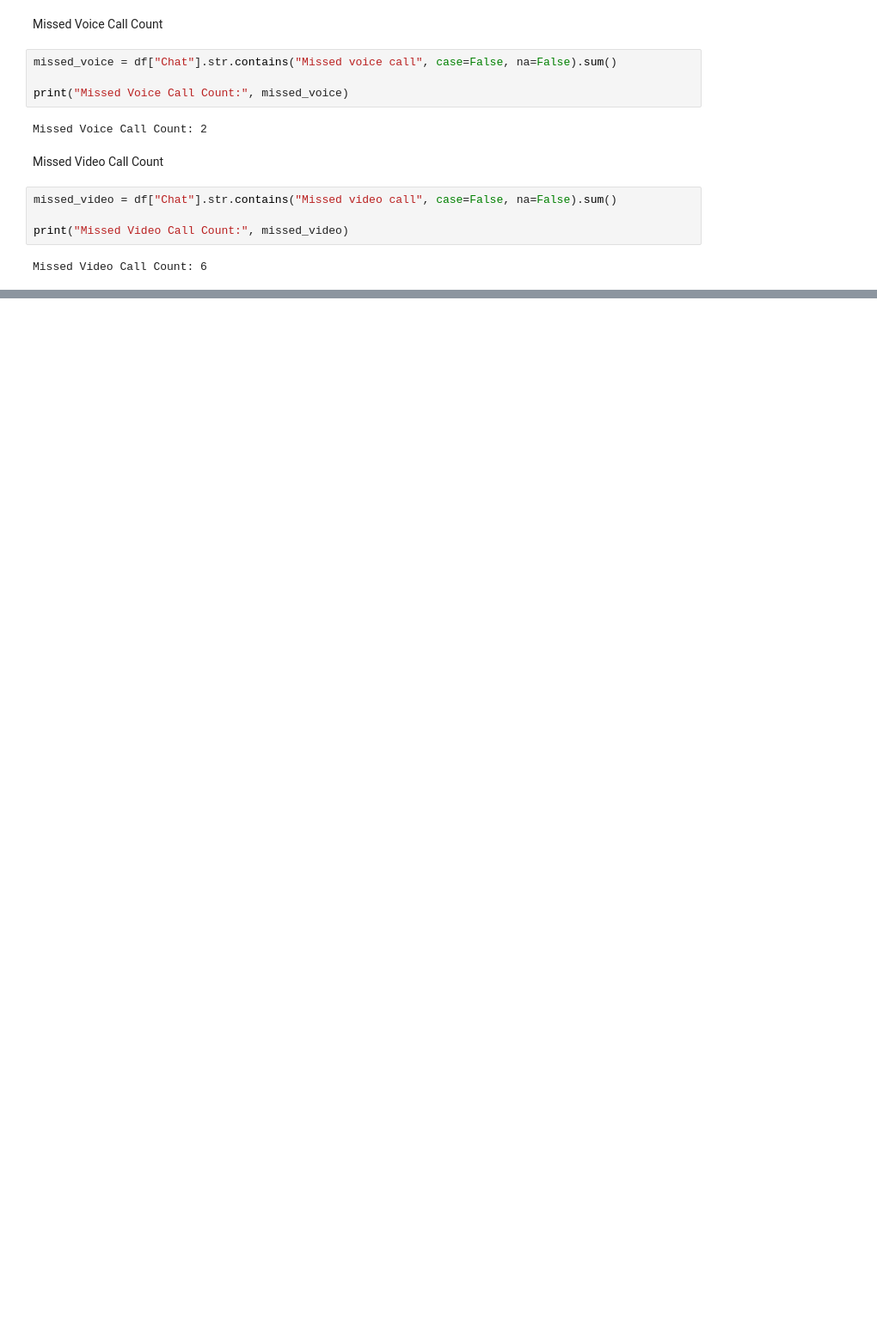
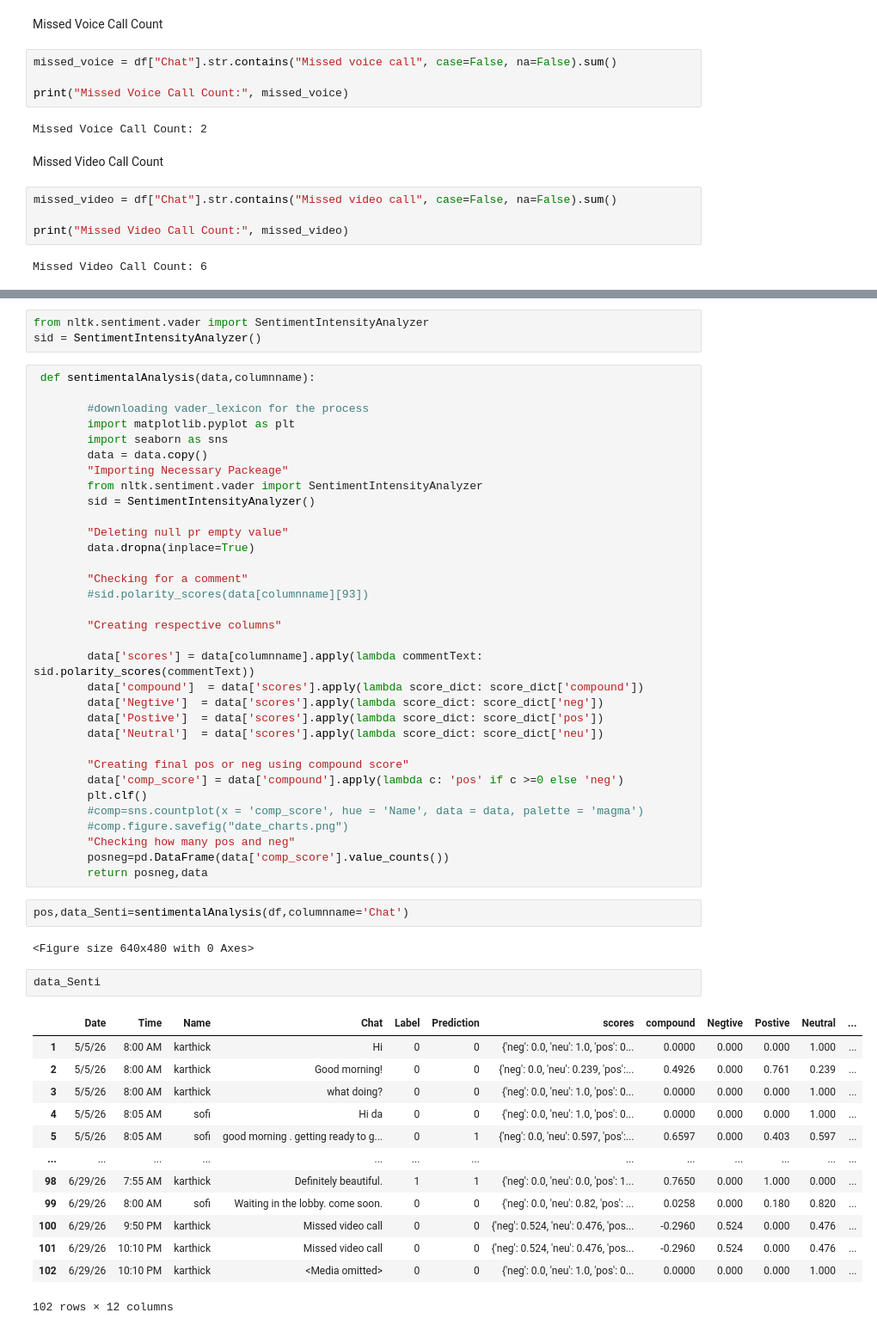
Before and after one commit to jeni0112/Natural-Language-Processing, a Jupyter notebook: Assgn_Flirt_Prediction.ipynb, the cells around one changed output, grey strips where cells are left out. Shown at 86% size. Drawn from its saved outputs; the diff is of its cells as text; blank space fills up the shorter version.

```diff
--- a/Assgn_Flirt_Prediction.ipynb
+++ b/Assgn_Flirt_Prediction.ipynb
@@ -399,0 +402,56 @@ Missed Video Call Count: 6
+# %%
+from nltk.sentiment.vader import SentimentIntensityAnalyzer
+sid = SentimentIntensityAnalyzer()
+# %%
+ def sentimentalAnalysis(data,columnname):
+
+        #downloading vader_lexicon for the process
+        import matplotlib.pyplot as plt
+        import seaborn as sns
+        data = data.copy()
+        "Importing Necessary Packeage"
+        from nltk.sentiment.vader import SentimentIntensityAnalyzer
+        sid = SentimentIntensityAnalyzer()
+
+        "Deleting null pr empty value"
+        data.dropna(inplace=True)
+
+        "Checking for a comment"
+        #sid.polarity_scores(data[columnname][93])
+
+        "Creating respective columns"
+
+        data['scores'] = data[columnname].apply(lambda commentText: sid.polarity_scores(commentText))
+        data['compound']  = data['scores'].apply(lambda score_dict: score_dict['compound'])
+        data['Negtive']  = data['scores'].apply(lambda score_dict: score_dict['neg'])
+        data['Postive']  = data['scores'].apply(lambda score_dict: score_dict['pos'])
+        data['Neutral']  = data['scores'].apply(lambda score_dict: score_dict['neu'])
+
+        "Creating final pos or neg using compound score"
+        data['comp_score'] = data['compound'].apply(lambda c: 'pos' if c >=0 else 'neg')
+        plt.clf()
+        #comp=sns.countplot(x = 'comp_score', hue = 'Name', data = data, palette = 'magma')
+        #comp.figure.savefig("date_charts.png")
+        "Checking how many pos and neg"
+        posneg=pd.DataFrame(data['comp_score'].value_counts())
+        return posneg,data
+# %%
+pos,data_Senti=sentimentalAnalysis(df,columnname='Chat')
+# %% [output]
+<Figure size 640x480 with 0 Axes>
+# %%
+data_Senti
+# %% [output]
+|  | Date | Time | Name | Chat | Label | Prediction | scores | compound | Negtive | Postive | Neutral | ... |
+| 1 | 5/5/26 | 8:00 AM | karthick | Hi | 0 | 0 | {'neg': 0.0, 'neu': 1.0, 'pos': 0... | 0.0000 | 0.000 | 0.000 | 1.000 | ... |
+| 2 | 5/5/26 | 8:00 AM | karthick | Good morning! | 0 | 0 | {'neg': 0.0, 'neu': 0.239, 'pos':... | 0.4926 | 0.000 | 0.761 | 0.239 | ... |
+| 3 | 5/5/26 | 8:00 AM | karthick | what doing? | 0 | 0 | {'neg': 0.0, 'neu': 1.0, 'pos': 0... | 0.0000 | 0.000 | 0.000 | 1.000 | ... |
+| 4 | 5/5/26 | 8:05 AM | sofi | Hi da | 0 | 0 | {'neg': 0.0, 'neu': 1.0, 'pos': 0... | 0.0000 | 0.000 | 0.000 | 1.000 | ... |
+| 5 | 5/5/26 | 8:05 AM | sofi | good morning . getting ready to g... | 0 | 1 | {'neg': 0.0, 'neu': 0.597, 'pos':... | 0.6597 | 0.000 | 0.403 | 0.597 | ... |
+| ... | ... | ... | ... | ... | ... | ... | ... | ... | ... | ... | ... | ... |
+| 98 | 6/29/26 | 7:55 AM | karthick | Definitely beautiful. | 1 | 1 | {'neg': 0.0, 'neu': 0.0, 'pos': 1... | 0.7650 | 0.000 | 1.000 | 0.000 | ... |
+| 99 | 6/29/26 | 8:00 AM | sofi | Waiting in the lobby. come soon. | 0 | 0 | {'neg': 0.0, 'neu': 0.82, 'pos': ... | 0.0258 | 0.000 | 0.180 | 0.820 | ... |
+| 100 | 6/29/26 | 9:50 PM | karthick | Missed video call | 0 | 0 | {'neg': 0.524, 'neu': 0.476, 'pos... | -0.2960 | 0.524 | 0.000 | 0.476 | ... |
+| 101 | 6/29/26 | 10:10 PM | karthick | Missed video call | 0 | 0 | {'neg': 0.524, 'neu': 0.476, 'pos... | -0.2960 | 0.524 | 0.000 | 0.476 | ... |
+| 102 | 6/29/26 | 10:10 PM | karthick | <Media omitted> | 0 | 0 | {'neg': 0.0, 'neu': 1.0, 'pos': 0... | 0.0000 | 0.000 | 0.000 | 1.000 | ... |
+102 rows × 12 columns
```
Also changed, not shown: parts of 2 cells of this notebook.
